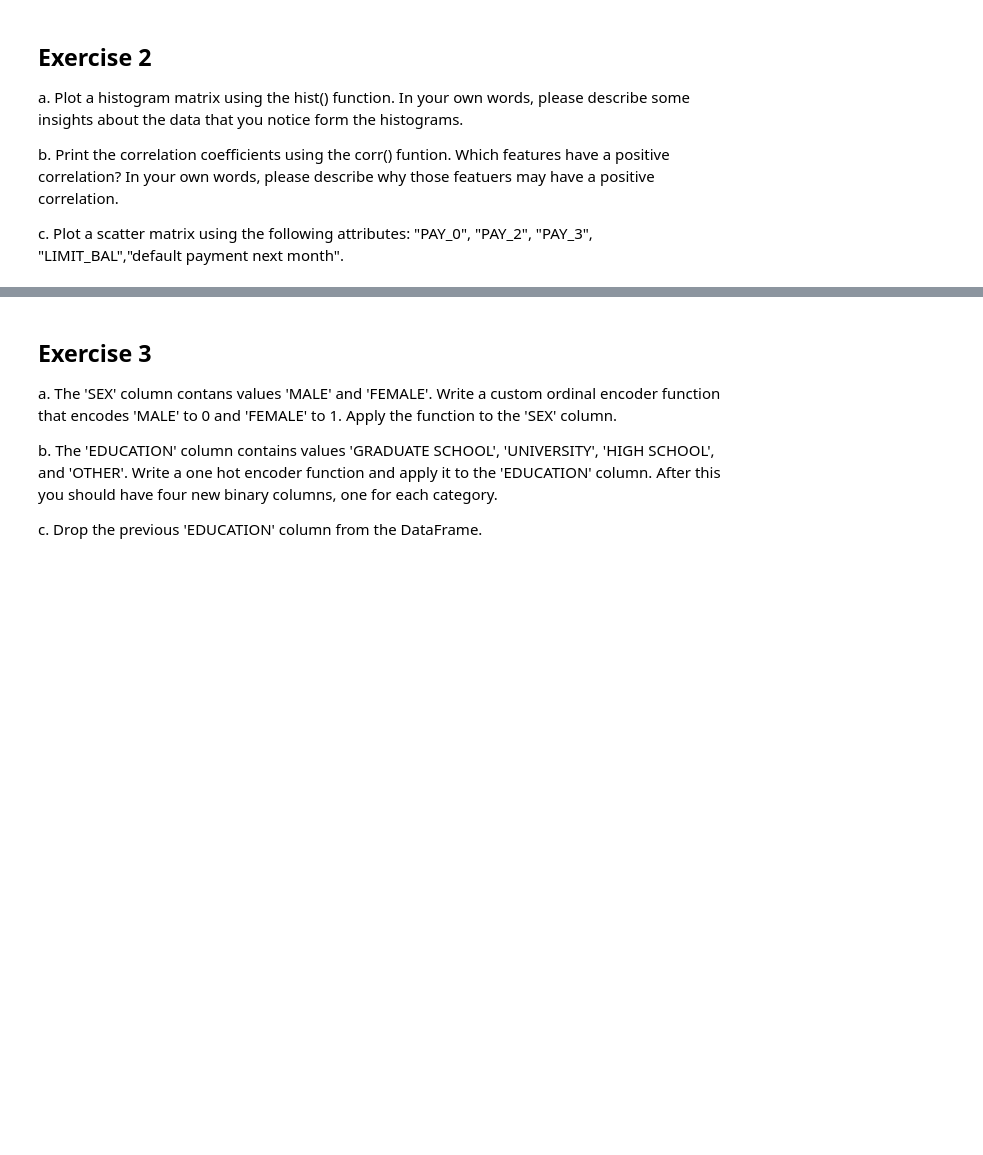
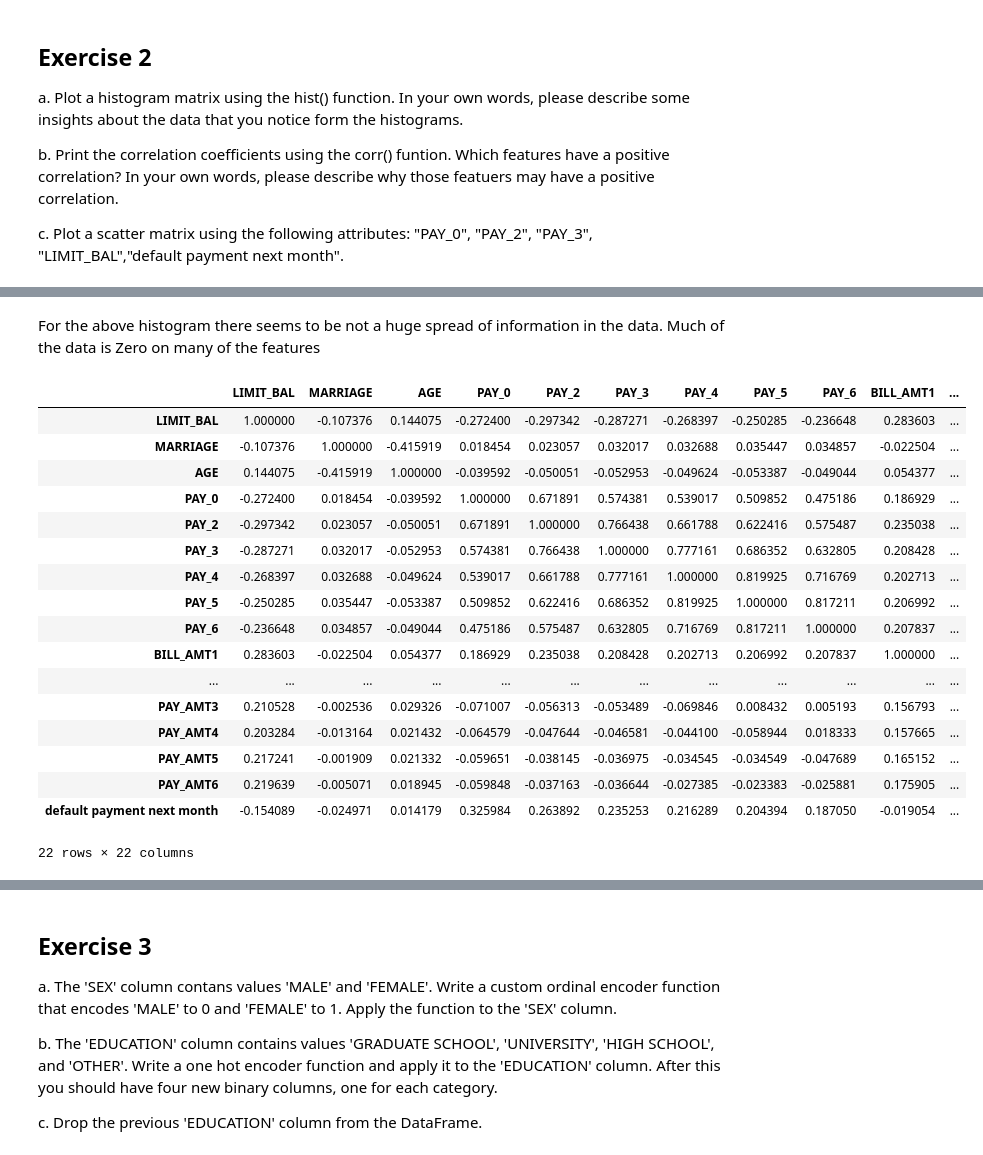
Before and after one commit to gfinley/CS3315, a Jupyter notebook: Lab2/Lab_2.ipynb, the cells around one changed output, grey strips where cells are left out. Drawn from its saved outputs; the diff is of its cells as text; code cells hidden in the pictures; blank space fills up the shorter version.

```diff
--- a/Lab2/Lab_2.ipynb
+++ b/Lab2/Lab_2.ipynb
@@ -127,0 +150,23 @@ c. Plot a scatter matrix using the following attributes: "PAY_0", "PAY_2", "PAY_
+# %% [markdown]
+For the above histogram there seems to be not a huge spread of information in the data. Much of the data is Zero on many of the features
+# %%
+df.corr()
+# %% [output]
+|  | LIMIT_BAL | MARRIAGE | AGE | PAY_0 | PAY_2 | PAY_3 | PAY_4 | PAY_5 | PAY_6 | BILL_AMT1 | ... |
+| LIMIT_BAL | 1.000000 | -0.107376 | 0.144075 | -0.272400 | -0.297342 | -0.287271 | -0.268397 | -0.250285 | -0.236648 | 0.283603 | ... |
+| MARRIAGE | -0.107376 | 1.000000 | -0.415919 | 0.018454 | 0.023057 | 0.032017 | 0.032688 | 0.035447 | 0.034857 | -0.022504 | ... |
+| AGE | 0.144075 | -0.415919 | 1.000000 | -0.039592 | -0.050051 | -0.052953 | -0.049624 | -0.053387 | -0.049044 | 0.054377 | ... |
+| PAY_0 | -0.272400 | 0.018454 | -0.039592 | 1.000000 | 0.671891 | 0.574381 | 0.539017 | 0.509852 | 0.475186 | 0.186929 | ... |
+| PAY_2 | -0.297342 | 0.023057 | -0.050051 | 0.671891 | 1.000000 | 0.766438 | 0.661788 | 0.622416 | 0.575487 | 0.235038 | ... |
+| PAY_3 | -0.287271 | 0.032017 | -0.052953 | 0.574381 | 0.766438 | 1.000000 | 0.777161 | 0.686352 | 0.632805 | 0.208428 | ... |
+| PAY_4 | -0.268397 | 0.032688 | -0.049624 | 0.539017 | 0.661788 | 0.777161 | 1.000000 | 0.819925 | 0.716769 | 0.202713 | ... |
+| PAY_5 | -0.250285 | 0.035447 | -0.053387 | 0.509852 | 0.622416 | 0.686352 | 0.819925 | 1.000000 | 0.817211 | 0.206992 | ... |
+| PAY_6 | -0.236648 | 0.034857 | -0.049044 | 0.475186 | 0.575487 | 0.632805 | 0.716769 | 0.817211 | 1.000000 | 0.207837 | ... |
+| BILL_AMT1 | 0.283603 | -0.022504 | 0.054377 | 0.186929 | 0.235038 | 0.208428 | 0.202713 | 0.206992 | 0.207837 | 1.000000 | ... |
+| ... | ... | ... | ... | ... | ... | ... | ... | ... | ... | ... | ... |
+| PAY_AMT3 | 0.210528 | -0.002536 | 0.029326 | -0.071007 | -0.056313 | -0.053489 | -0.069846 | 0.008432 | 0.005193 | 0.156793 | ... |
+| PAY_AMT4 | 0.203284 | -0.013164 | 0.021432 | -0.064579 | -0.047644 | -0.046581 | -0.044100 | -0.058944 | 0.018333 | 0.157665 | ... |
+| PAY_AMT5 | 0.217241 | -0.001909 | 0.021332 | -0.059651 | -0.038145 | -0.036975 | -0.034545 | -0.034549 | -0.047689 | 0.165152 | ... |
+| PAY_AMT6 | 0.219639 | -0.005071 | 0.018945 | -0.059848 | -0.037163 | -0.036644 | -0.027385 | -0.023383 | -0.025881 | 0.175905 | ... |
+| default payment next month | -0.154089 | -0.024971 | 0.014179 | 0.325984 | 0.263892 | 0.235253 | 0.216289 | 0.204394 | 0.187050 | -0.019054 | ... |
+22 rows × 22 columns
```
Also changed, not shown: parts of 3 cells of this notebook.
